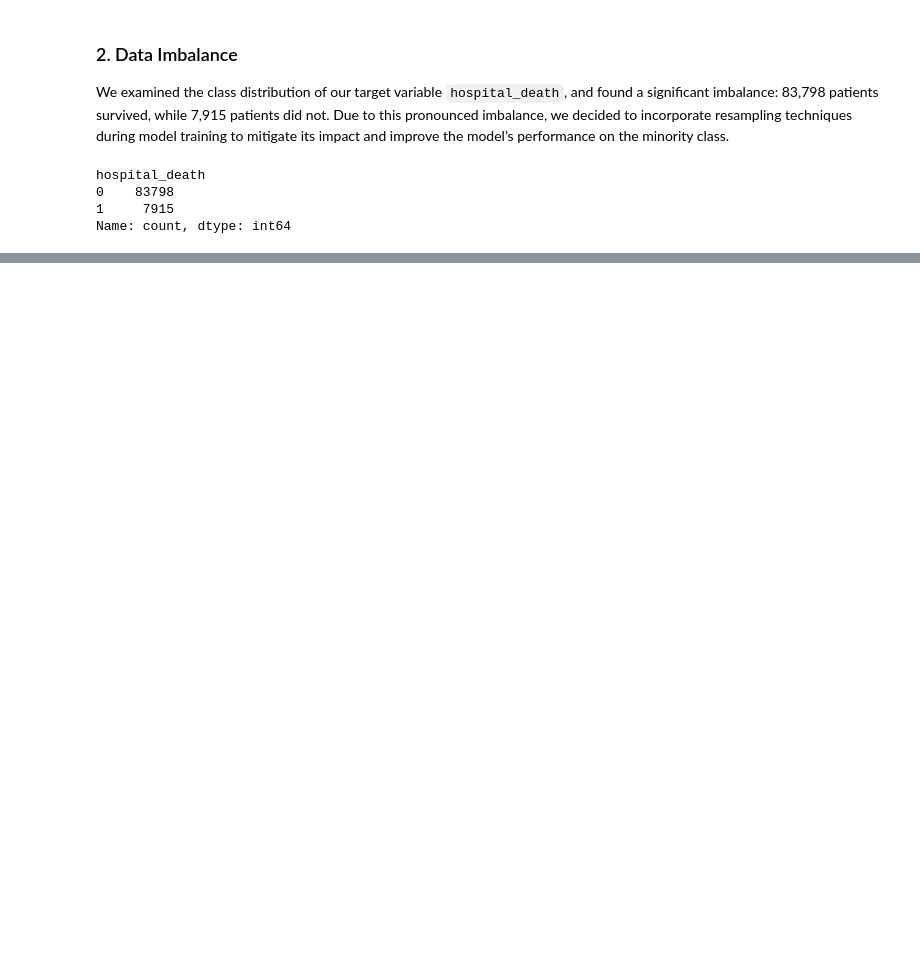
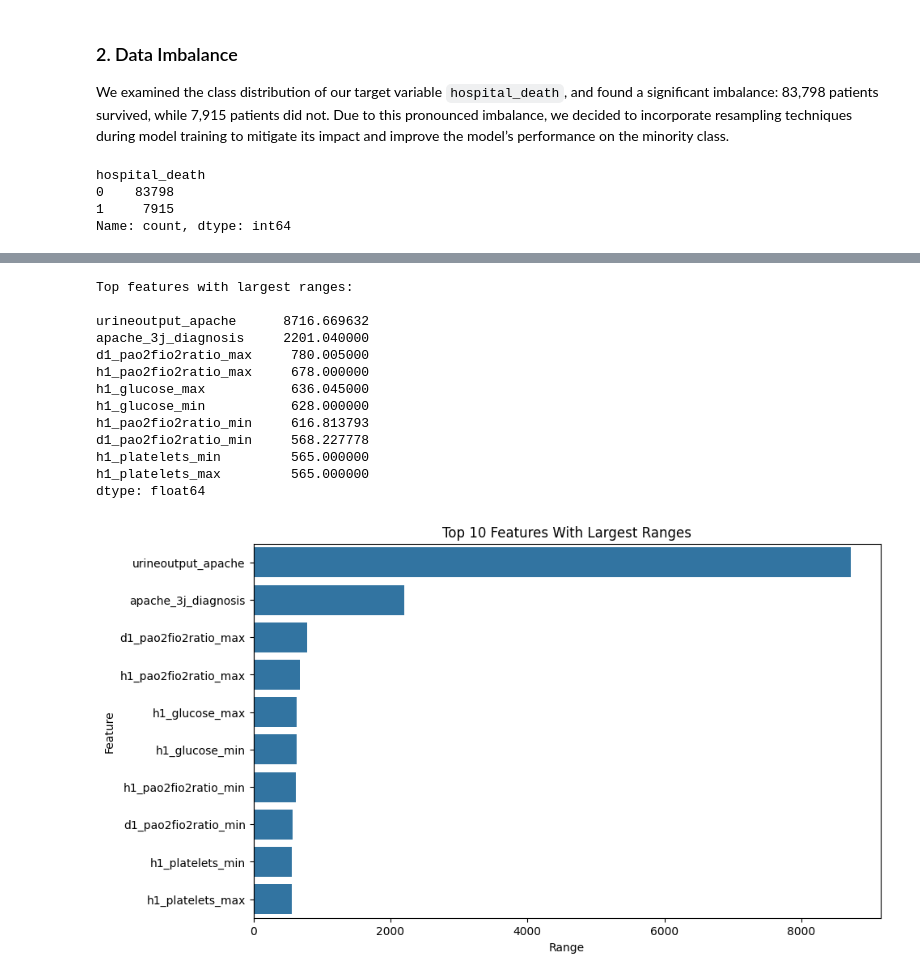
Before and after one commit to cindyrenxy/ac209a-project, a Jupyter notebook: ac209a_project.ipynb, the cells around one changed output, grey strips where cells are left out. Cells and saved outputs as stored; diff of their text form; code cells hidden in the pictures; blank space fills up the shorter version.

```diff
--- a/ac209a_project.ipynb
+++ b/ac209a_project.ipynb
@@ -131,0 +147,30 @@ Text(0, 0.5, 'Number of Features')
+# %%
+# sort features by range (descending)
+range_sorted = ranges.sort_values(ascending=False)
+
+# show top 10 features with biggest ranges
+print("\nTop features with largest ranges:\n")
+print(range_sorted.head(10))
+
+# visualize top 10 features with biggest ranges
+plt.figure(figsize=(10,6))
+sns.barplot(x=range_sorted.head(10).values, y=range_sorted.head(10).index)
+plt.title("Top 10 Features With Largest Ranges")
+plt.xlabel("Range")
+plt.ylabel("Feature")
+plt.show()
+# %% [output]
+Top features with largest ranges:
+
+urineoutput_apache      8716.669632
+apache_3j_diagnosis     2201.040000
+d1_pao2fio2ratio_max     780.005000
+h1_pao2fio2ratio_max     678.000000
+h1_glucose_max           636.045000
+h1_glucose_min           628.000000
+h1_pao2fio2ratio_min     616.813793
+d1_pao2fio2ratio_min     568.227778
+h1_platelets_min         565.000000
+h1_platelets_max         565.000000
+dtype: float64
+[figure, added]
```
Also changed, not shown: parts of 5 cells of this notebook.
